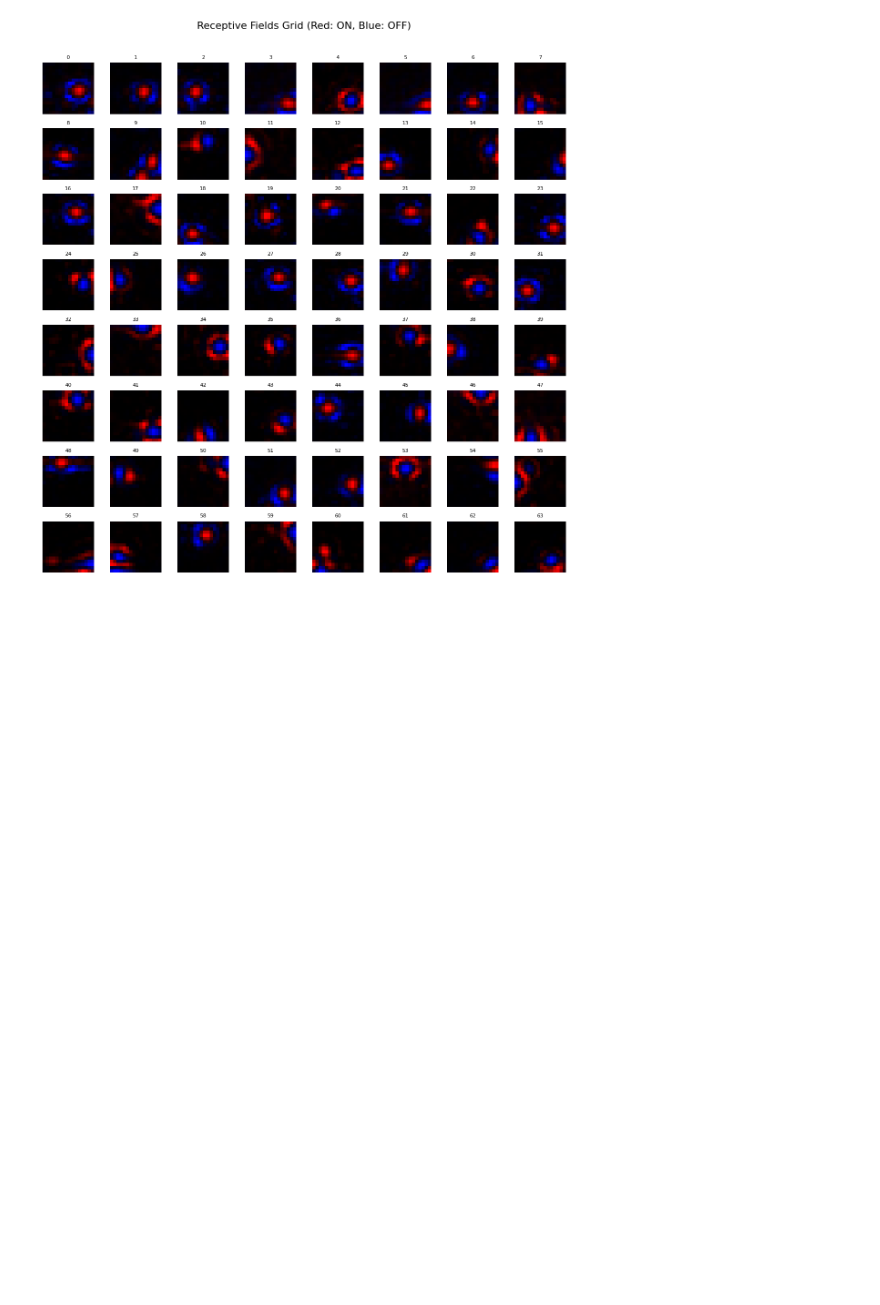
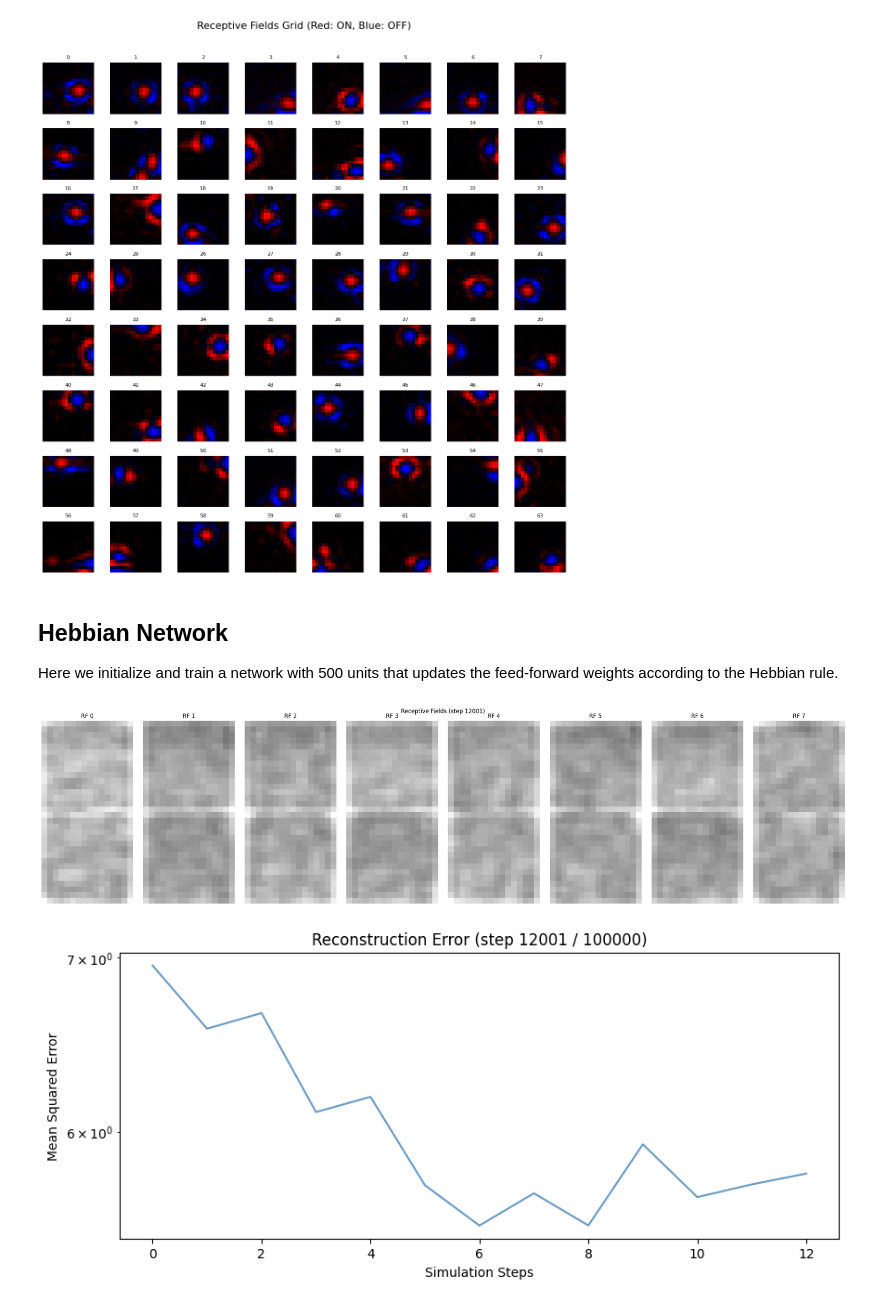
Before and after one commit to henri-edinb/predictive_learning, a Jupyter notebook: cifar_non_gaussian.ipynb, the cells around one changed output. Drawn from its saved outputs; the diff is of its cells as text; code cells hidden in the pictures; blank space fills up the shorter version.

```diff
--- a/cifar_non_gaussian.ipynb
+++ b/cifar_non_gaussian.ipynb
@@ -25,6 +25,7 @@ screen_size = 16
 gen_params = CifarImagePatches.default_params()
 gen_params['patch_size'] = screen_size
 gen_params['whitening'] = "zca"
+gen_params['cache_dir'] = "/content/drive/MyDrive/data"
 np.random.seed(42)
 gen = CifarImagePatches(gen_params)
 
@@ -234,3 +233,7 @@ plt.tight_layout()
 plt.show()
 # %% [output]
 [figure]
+# %% [markdown]
+## Hebbian Network
+
+Here we initialize and train a network with 500 units that updates the feed-forward weights according to the Hebbian rule.
@@ -237,41 +267,18 @@ plt.show()
 # %%
-#select hyperparameters for the simulation
+from tqdm import tqdm
+import numpy as np
+import matplotlib.pyplot as plt
+from IPython.display import clear_output, display
+
+# select hyperparameters for the simulation
 num_steps = 100000
-
-#create a linear network with 50 units and change the w_rule rule accordingly (hebbian, bcm_abs, perceptron)
-network_params = LateralInhibitoryLayer.default_hparams((gen.x_size*2, gen.y_size, 1))
-network_params['activation'] = 'relu'
-network_params['num_units_y'] = 500
-network_params['gradient'] = 'voltage-jax'
-network_params['w_update'] = 'hebbian'
-network_params['w_rectify'] = True
-network_params['w_seed'] = 42
-network_params['w_init'] = 'random'
-network_params['w_lr'] = 0.001
-network_params['m_update'] = 'hebbian'
-network_params['m_rectify'] = False
-network_params['m_init'] = 'random'
-network_params['m_lr'] = 0.001
-network_params['num_steps'] = 500
-network_params['step'] = 0.01
-network_params['normalize_input'] = True
-network_params['normalize_w_weights'] = True
-
-network = LateralInhibitoryLayer(network_params)
-#save results
-synaptic_input_distance_from_identity_hebbian = []
-distance_from_identity_hebbian = []
-consistency_error_hebbian = []
-second_moment_estimate_hebbian = []
-mse_error_hebbian = []
 
 fig, ax = plt.subplots(figsize=(10, 4))
 
-#network.lr_w = 0.0005
-#network.lr_m = 0.001
-for i in range(num_steps):
+# network.lr_w = 0.0005
+# network.lr_m = 0.001
+for i in tqdm(range(num_steps), desc="Training Progress"):
     if i % 1000 == 0:
-        print(f"Iteration {i}")
         examples = []
         examples_input = []
         errors = []
@@ -283,7 +290,7 @@ for i in range(num_steps):
             network.reset_network()
             network.update_activations(x, False)
             examples.append(network.y.copy())
-            errors.append(np.linalg.norm((x - network.projection().flatten()).reshape(1,-1), ord=2))
+            errors.append(np.linalg.norm((x - network.projection().flatten()).reshape(1, -1), ord=2))
             examples_input.append(network.w @ x)
         synaptic_input_distance_from_identity_hebbian.append(np.linalg.norm(np.cov(np.array(examples_input), rowvar=False) - np.eye(network.m.shape[0]), ord='fro'))
         current_second_moment_estimate = np.cov(np.array(examples), rowvar=False)
@@ -291,12 +298,14 @@ for i in range(num_steps):
         consistency_error_hebbian.append(np.linalg.norm((network.w @ network.w.T) - (current_second_moment_estimate), ord='fro'))
         second_moment_estimate_hebbian.append(np.linalg.norm(current_second_moment_estimate - np.eye(network.m.shape[0]), ord='fro'))
         mse_error_hebbian.append(np.mean(errors))
+
         clear_output(wait=True)
         ax.cla()
         ax.semilogy(np.array(mse_error_hebbian), alpha=0.8, color='steelblue')
         ax.set_title(f"Reconstruction Error (step {i + 1} / {num_steps})")
         ax.set_xlabel("Simulation Steps")
         ax.set_ylabel("Mean Squared Error")
+
         # Plot a few receptive fields during training
         num_show = min(8, network.w.shape[0])
         fig_rf, rf_axes = plt.subplots(1, num_show, figsize=(3 * num_show, 6))
@@ -305,7 +314,7 @@ for i in range(num_steps):
 
         sorted_indices = np.flip(np.argsort(np.linalg.norm(network.w, axis=1)))[::-1]  # Sort by norm of weights
         for j in range(num_show):
-            rf_img = network.w[sorted_indices[j]].reshape(gen.x_size*2, gen.y_size)
+            rf_img = network.w[sorted_indices[j]].reshape(gen.x_size * 2, gen.y_size)
             vmax = np.max(np.abs(rf_img))
             rf_axes[j].imshow(rf_img, cmap='gray', vmin=0, vmax=vmax)
             rf_axes[j].set_title(f"RF {j}")
@@ -337,36 +346,39 @@ for i in range(150):
 plt.scatter(np.array(activity)[:, 0], np.array(activity)[:, 1])
 inverse_m = np.linalg.inv(network.m)
 plt.quiver(
-    0, 0, inverse_m[0,0], inverse_m[1,0],                       # Starting point (0,0) and vector components (u, v)
-    angles='xy', scale_units='xy', scale=0.5,  # Keeps vector scaling 1:1 with plot axes
+    0, 0, inverse_m[0, 0], inverse_m[1, 0],
+    angles='xy', scale_units='xy', scale=0.5,
     color='crimson', width=0.012,
 )
 
 plt.quiver(
-    0, 0, inverse_m[0,1], inverse_m[1,1],                       # Starting point (0,0) and vector components (u, v)
-    angles='xy', scale_units='xy', scale=0.5,  # Keeps vector scaling 1:1 with plot axes
+    0, 0, inverse_m[0, 1], inverse_m[1, 1],
+    angles='xy', scale_units='xy', scale=0.5,
     color='crimson', width=0.012,
 )
 plt.xlim(-5, 5)
 plt.ylim(-5, 5)
 plt.show()
 
 plt.plot(distance_from_identity_hebbian)
 plt.xlabel('Iterations')
 plt.ylabel('Distance from Identity')
 plt.show()
 
 plt.plot(consistency_error_hebbian)
 plt.xlabel('Iterations')
 plt.ylabel('Consistency Error')
 plt.show()
 
 plt.plot(second_moment_estimate_hebbian)
 plt.xlabel('Iterations')
 plt.ylabel('Output distance from Identity')
 plt.show()
 
 plt.plot(mse_error_hebbian)
 plt.xlabel('Iterations')
 plt.ylabel('MSE Error')
 plt.show()
+# %% [output]
+[figure, added]
+[figure, added]
```
Also changed, not shown: parts of 9 cells of this notebook, 6 other files.
